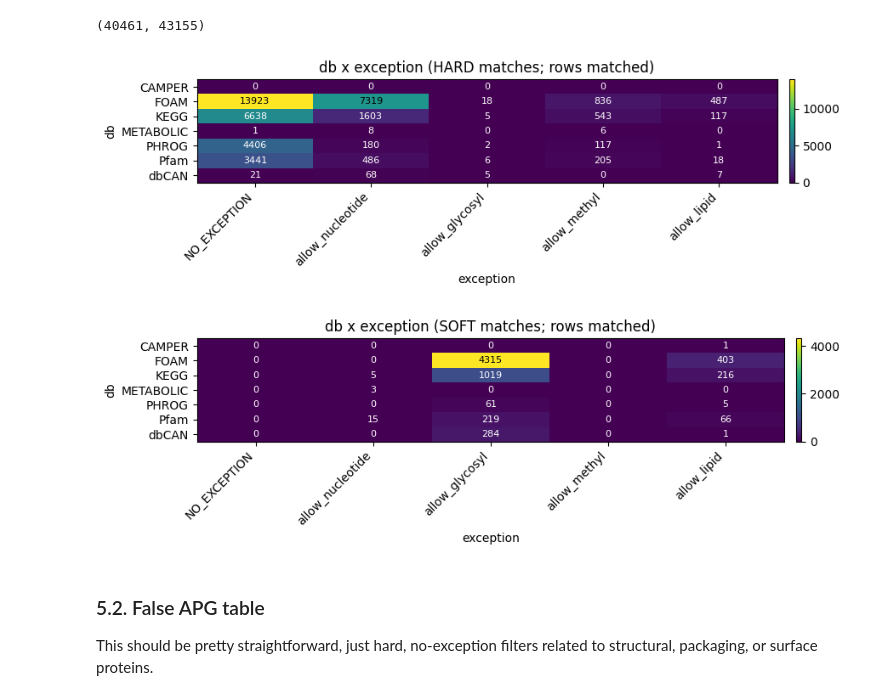
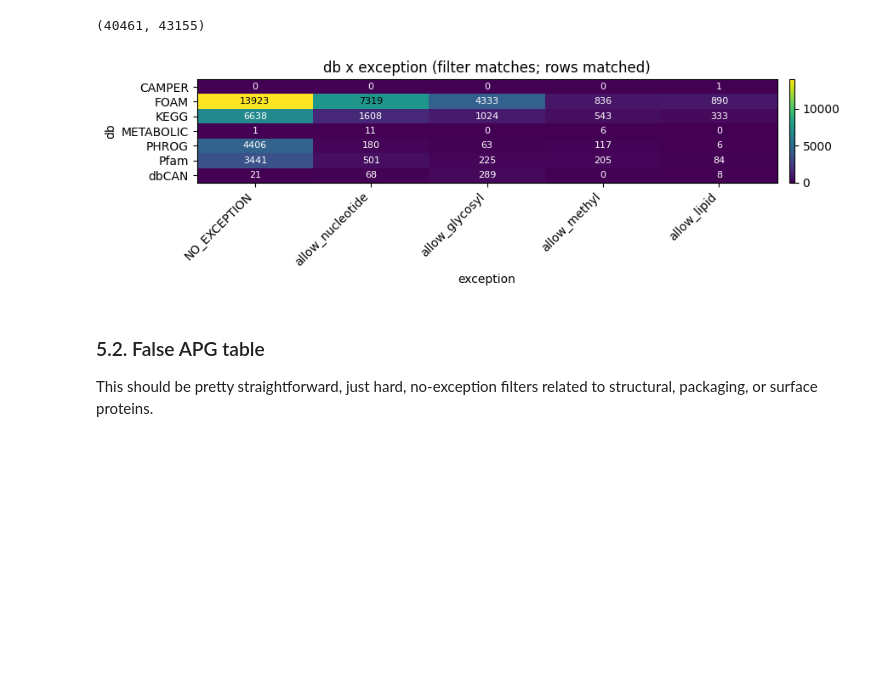
Before and after one commit to AnantharamanLab/CheckAMG, a Jupyter notebook: notebooks/make_checkamg_required_tables.ipynb, the cells around one changed output. Cells and saved outputs as stored; diff of their text form; code cells hidden in the pictures; blank space fills up the shorter version.

```diff
--- a/notebooks/make_checkamg_required_tables.ipynb
+++ b/notebooks/make_checkamg_required_tables.ipynb
@@ -2381,5 +2326,5 @@ These KOs will all be added as hard filters under the `allow_lipid` category.
 # %%
 # Keep all KOs, not just new ones, because some of them might have been flagged under other rules but not this one
-annots_add_lipid_hard = ko_lipid_new.copy()
+annots_add_lipid = ko_lipid_new.copy()
 # %% [markdown]
 #### 5.1.4. Add new filters to the rest
@@ -2439,8 +2382,8 @@ See the caveats in the documentation: https://pandas.pydata.org/pandas-docs/stab
 | 236990 | HMMsoil99840 | FOAM | E4.6.1.1; adenylate cyclase [EC:4... | True |
 4184 rows × 4 columns
 # %%
-amgs_filters_add_lipid = all_hmms[all_hmms["id"].isin(annots_add_lipid_hard)]
-amgs_filters_add_lipid["hard_allow_lipid"] = True
+amgs_filters_add_lipid = all_hmms[all_hmms["id"].isin(annots_add_lipid)]
+amgs_filters_add_lipid["filter_allow_lipid"] = True
 amgs_filters_add_lipid
 # %% [output]
 A value is trying to be set on a copy of a slice from a DataFrame.
@@ -2469,7 +2412,7 @@ amg_filters_final = amg_filters.copy()
 
 # Columns
 ID_COLS = ["id", "db", "name"]
-FLAG_COLS = [c for c in amg_filters_final.columns if c.startswith("hard_") or c.startswith("soft_")]
+FLAG_COLS = [c for c in amg_filters_final.columns if c.startswith("filter_")]
 
 def _ensure_schema(df, flag_cols):
     out = df.copy()
@@ -2494,8 +2437,8 @@ updates = [
 for upd in updates:
     upd = upd.copy()
 
-    # determine which single hard_* column this update df carries (besides id/db/name)
-    upd_flag_cols = [c for c in upd.columns if c.startswith("hard_") or c.startswith("soft_")]
+    # determine which single filter_* column this update df carries (besides id/db/name)
+    upd_flag_cols = [c for c in upd.columns if c.startswith("filter_")]
     if len(upd_flag_cols) != 1:
         raise ValueError(f"Expected exactly 1 flag column in update df, found {upd_flag_cols}")
     upd_flag = upd_flag_cols[0]
@@ -2536,14 +2479,6 @@ for upd in updates:
 
     amg_filters_final = tmp
 
-# Final rule: within each exception, hard overrides soft (only within same exception)
-exceptions = sorted({c.replace("hard_", "").replace("soft_", "") for c in FLAG_COLS})
-for exc in exceptions:
-    hcol = f"hard_{exc}"
-    scol = f"soft_{exc}"
-    if hcol in amg_filters_final.columns and scol in amg_filters_final.columns:
-        amg_filters_final.loc[amg_filters_final[hcol].fillna(False).astype(bool), scol] = False
-
 # clean types
 for c in FLAG_COLS:
     amg_filters_final[c] = amg_filters_final[c].fillna(False).astype(bool)
@@ -2576,58 +2511,46 @@ import matplotlib.pyplot as plt
 
 df = amg_filters_final.copy()
 
-HARD_EXC_COLS = [f"hard_{e}" for e in EXCEPTIONS if f"hard_{e}" in df.columns]
-SOFT_EXC_COLS = [f"soft_{e}" for e in EXCEPTIONS if f"soft_{e}" in df.columns]
+EXC_COLS = [f"filter_{e}" for e in EXCEPTIONS if f"filter_{e}" in df.columns]
 
-db_hard = (
-    df.groupby("db", dropna=False)[HARD_EXC_COLS]
+db = (
+    df.groupby("db", dropna=False)[EXC_COLS]
     .sum()
     .astype(int)
     .sort_index()
 )
-db_hard.columns = [c.replace("hard_", "") for c in db_hard.columns]
-
-db_soft = (
-    df.groupby("db", dropna=False)[SOFT_EXC_COLS]
-    .sum()
-    .astype(int)
-    .sort_index()
-)
-db_soft.columns = [c.replace("soft_", "") for c in db_soft.columns]
+db.columns = [c.replace("filter_", "") for c in db.columns]
 
 # align rows/cols
-dbs = sorted(set(db_hard.index).union(set(db_soft.index)))
-db_hard = db_hard.reindex(dbs).fillna(0).astype(int).reindex(columns=EXCEPTIONS, fill_value=0)
-db_soft = db_soft.reindex(dbs).fillna(0).astype(int).reindex(columns=EXCEPTIONS, fill_value=0)
+dbs = sorted(set(db.index).union(set(db.index)))
+db = db.reindex(dbs).fillna(0).astype(int).reindex(columns=EXCEPTIONS, fill_value=0)
 
 def plot_db_exception_heatmap(mat, title):
     fig, ax = plt.subplots(figsize=(9, 0.5 + 0.35 * len(mat)))
     im = ax.imshow(mat.values, aspect="auto")
     ax.set_title(title)
     ax.set_xlabel("exception")
     ax.set_ylabel("db")
     ax.set_xticks(range(len(EXCEPTIONS)))
     ax.set_xticklabels(EXCEPTIONS, rotation=45, ha="right")
     ax.set_yticks(range(len(mat.index)))
     ax.set_yticklabels(mat.index)
 
     vmax = mat.values.max() if mat.size else 0
     thresh = vmax / 2 if vmax else 0
 
     for i in range(mat.shape[0]):
         for j in range(mat.shape[1]):
             v = int(mat.iat[i, j])
             ax.text(j, i, str(v), ha="center", va="center", fontsize=8, color="black" if v > thresh else "white")
 
     plt.colorbar(im, ax=ax, fraction=0.02, pad=0.02)
     plt.tight_layout()
     plt.show()
 
-plot_db_exception_heatmap(db_hard, "db x exception (HARD matches; rows matched)")
-plot_db_exception_heatmap(db_soft, "db x exception (SOFT matches; rows matched)")
+plot_db_exception_heatmap(db, "db x exception (filter matches; rows matched)")
 # %% [output]
-[figure, old version]
+[figure, new version]
-[figure, removed]
 # %% [markdown]
 ### 5.2. False APG table
 This should be pretty straightforward, just hard, no-exception filters related to structural, packaging, or surface proteins.
```
Also changed, not shown: parts of 39 cells of this notebook, 17 other files.
